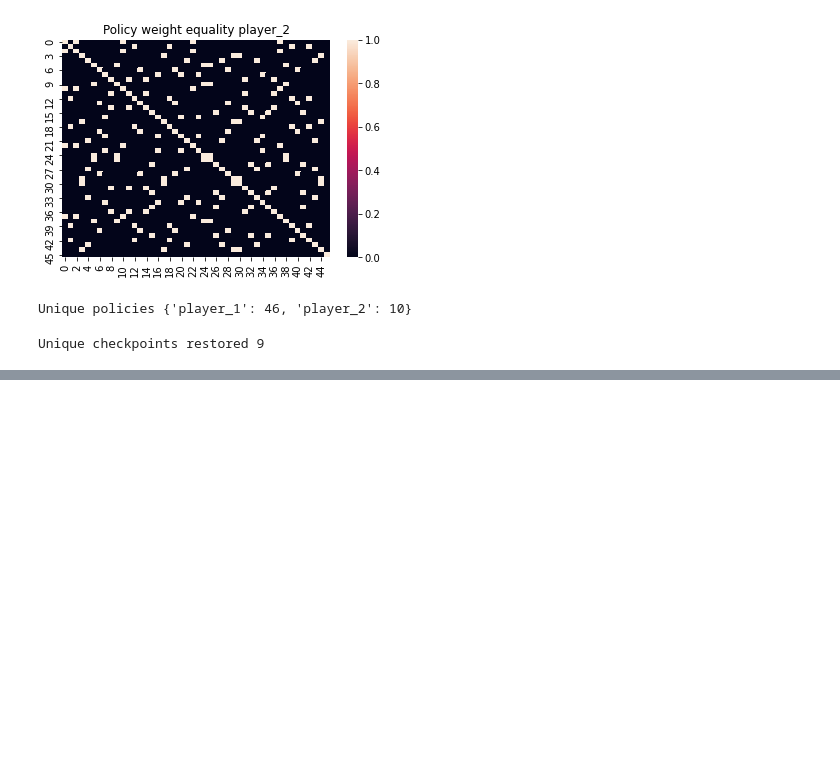
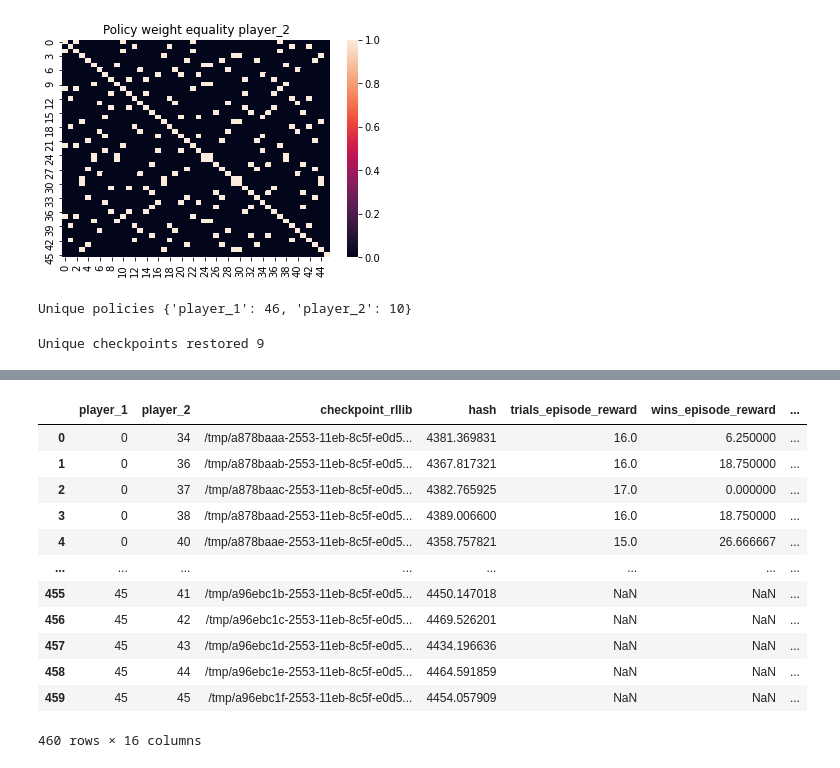
Before and after one commit to HumanCompatibleAI/better-adversarial-defenses, a Jupyter notebook: ap_rllib_experiment_analysis/youshallnotpass_rllib-analysis-eval.ipynb, the cells around one changed output, grey strips where cells are left out. Cells and saved outputs as stored; diff of their text form; code cells hidden in the pictures; blank space fills up the shorter version.

```diff
--- a/ap_rllib_experiment_analysis/youshallnotpass_rllib-analysis-eval.ipynb
+++ b/ap_rllib_experiment_analysis/youshallnotpass_rllib-analysis-eval.ipynb
@@ -335,0 +343,16 @@ eval_data
+# %%
+df_to_eval
+# %% [output]
+|  | player_1 | player_2 | checkpoint_rllib | hash | trials_episode_reward | wins_episode_reward | ... |
+| 0 | 0 | 34 | /tmp/a878baaa-2553-11eb-8c5f-e0d5... | 4381.369831 | 16.0 | 6.250000 | ... |
+| 1 | 0 | 36 | /tmp/a878baab-2553-11eb-8c5f-e0d5... | 4367.817321 | 16.0 | 18.750000 | ... |
+| 2 | 0 | 37 | /tmp/a878baac-2553-11eb-8c5f-e0d5... | 4382.765925 | 17.0 | 0.000000 | ... |
+| 3 | 0 | 38 | /tmp/a878baad-2553-11eb-8c5f-e0d5... | 4389.006600 | 16.0 | 18.750000 | ... |
+| 4 | 0 | 40 | /tmp/a878baae-2553-11eb-8c5f-e0d5... | 4358.757821 | 15.0 | 26.666667 | ... |
+| ... | ... | ... | ... | ... | ... | ... | ... |
+| 455 | 45 | 41 | /tmp/a96ebc1b-2553-11eb-8c5f-e0d5... | 4450.147018 | NaN | NaN | ... |
+| 456 | 45 | 42 | /tmp/a96ebc1c-2553-11eb-8c5f-e0d5... | 4469.526201 | NaN | NaN | ... |
+| 457 | 45 | 43 | /tmp/a96ebc1d-2553-11eb-8c5f-e0d5... | 4434.196636 | NaN | NaN | ... |
+| 458 | 45 | 44 | /tmp/a96ebc1e-2553-11eb-8c5f-e0d5... | 4464.591859 | NaN | NaN | ... |
+| 459 | 45 | 45 | /tmp/a96ebc1f-2553-11eb-8c5f-e0d5... | 4454.057909 | NaN | NaN | ... |
+460 rows × 16 columns
```
Also changed, not shown: parts of 12 cells of this notebook.
